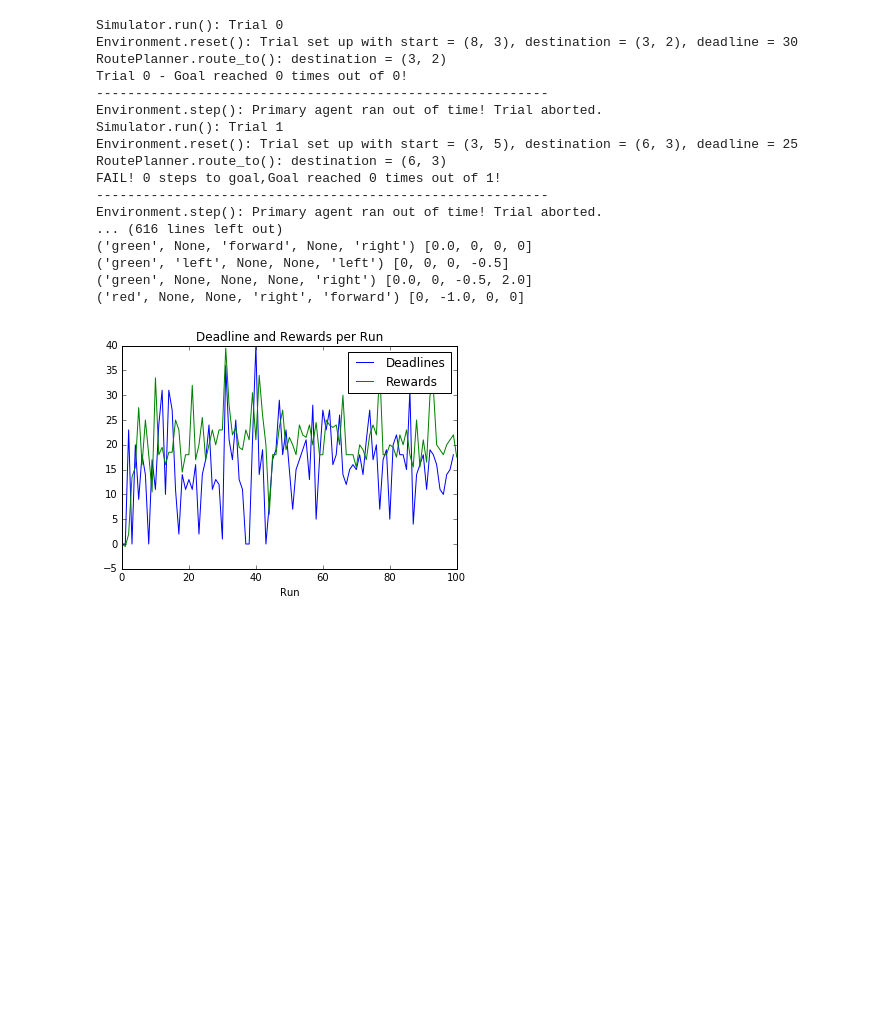
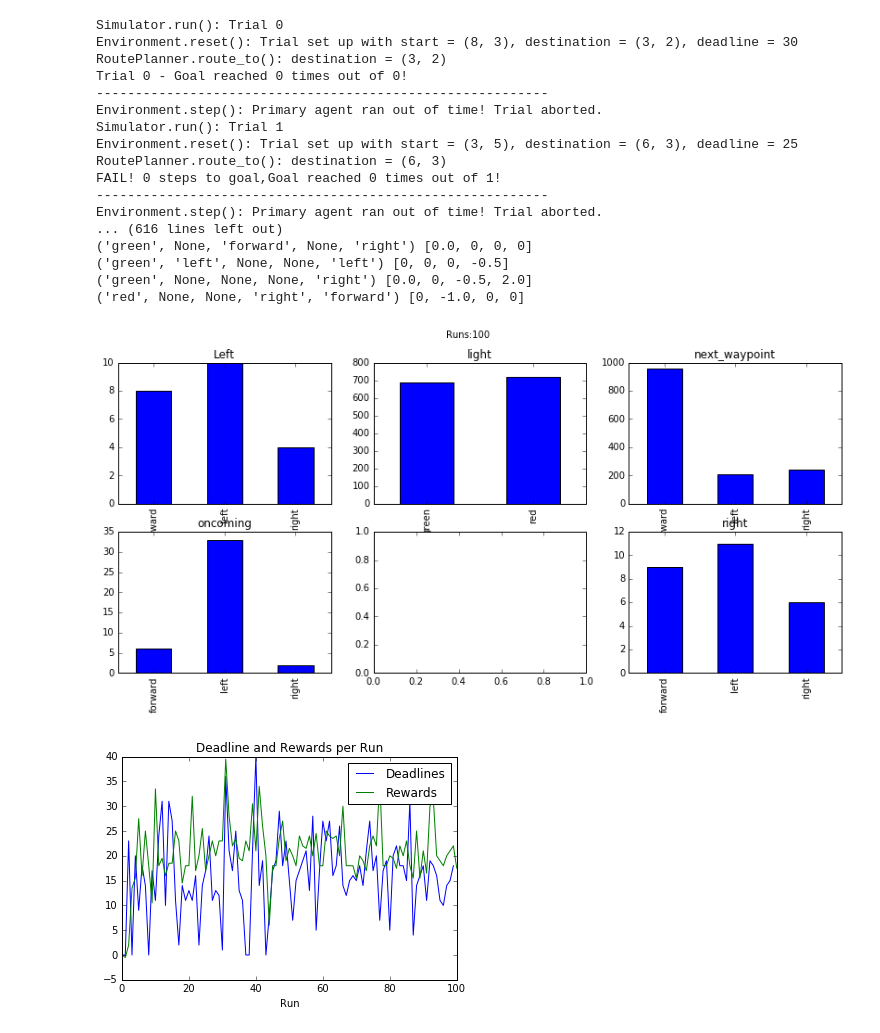
Before and after one commit to llathrop/smartcab, a Jupyter notebook: agent.ipynb, the cells around one changed output. Saved outputs shown, nothing was run; the diff lists cells and outputs as text; code cells hidden in the pictures; blank space fills up the shorter version.

```diff
--- a/agent.ipynb
+++ b/agent.ipynb
@@ -421,6 +409,10 @@ Environment.step(): Primary agent ran out of time! Trial aborted.
 ('green', 'left', None, None, 'left') [0, 0, 0, -0.5]
 ('green', None, None, None, 'right') [0.0, 0, -0.5, 2.0]
 ('red', None, None, 'right', 'forward') [0, -1.0, 0, 0]
+# %%
+statsForRun(basicLearnFeatures)
+# %% [output]
+[figure, added]
 # %%
 plt.plot(BLdeadlines,label="Deadlines")
 plt.plot(BLrewards,label="Rewards")
```
Also changed, not shown: parts of 1 cell of this notebook, 1 other file.
